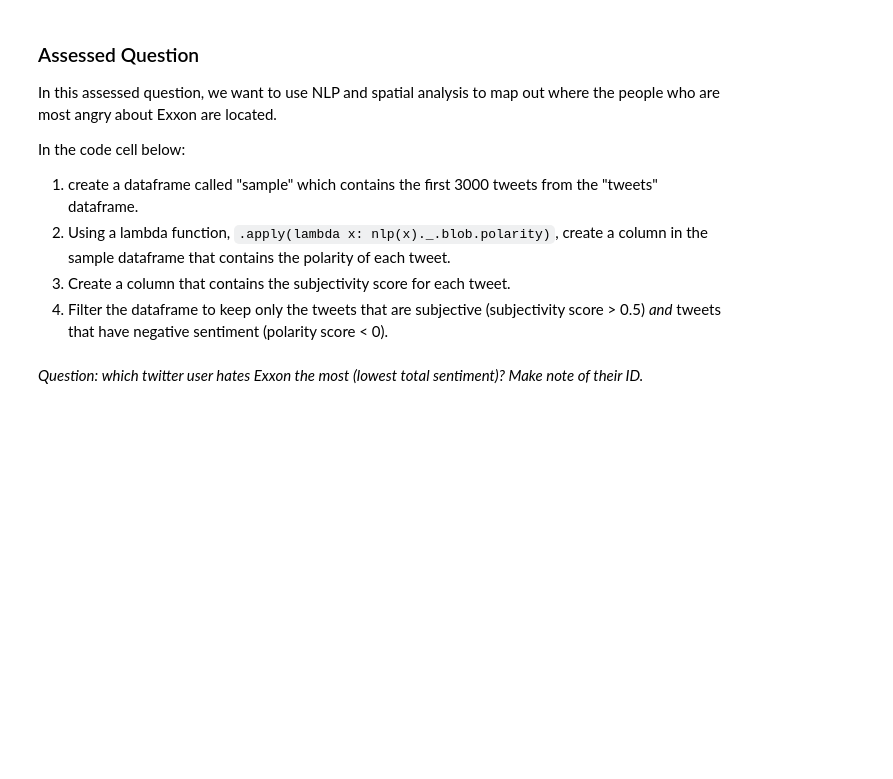
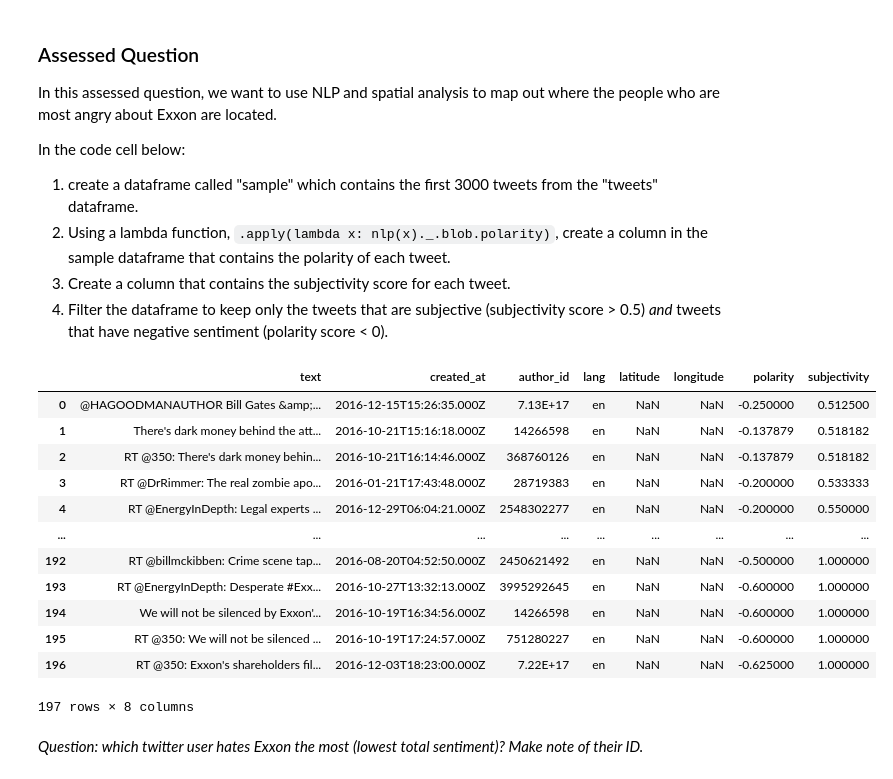
Before and after one commit to yihsun25/QM2, a Jupyter notebook: notebooks/W04. Natural Language Processing.ipynb, the cells around one changed output. Cells and saved outputs as stored; diff of their text form; code cells hidden in the pictures; blank space fills up the shorter version.

```diff
--- a/notebooks/W04. Natural Language Processing.ipynb
+++ b/notebooks/W04. Natural Language Processing.ipynb
@@ -690,5 +696,29 @@ In the code cell below:
 2. Using a lambda function, `.apply(lambda x: nlp(x)._.blob.polarity)`, create a column in the sample dataframe that contains the polarity of each tweet.
 3. Create a column that contains the subjectivity score for each tweet.
 4. Filter the dataframe to keep only the tweets that are subjective (subjectivity score > 0.5) *and* tweets that have negative sentiment (polarity score < 0).
+# %%
+sample = tweets.head(3000).copy()
+
+sample['polarity'] = sample['text'].apply(lambda x: TextBlob(x).sentiment.polarity if x else None)
+sample['subjectivity'] = sample['text'].apply(lambda x: TextBlob(x).sentiment.subjectivity if x else None)
+
+sample = sample[(sample['subjectivity'] > 0.5) & (sample['polarity'] < 0)]
+sample = sample.sort_values(by='subjectivity', ascending=True).reset_index(drop=True)
+
+sample
+# %% [output]
+|  | text | created_at | author_id | lang | latitude | longitude | polarity | subjectivity |
+| 0 | @HAGOODMANAUTHOR Bill Gates &amp;... | 2016-12-15T15:26:35.000Z | 7.13E+17 | en | NaN | NaN | -0.250000 | 0.512500 |
+| 1 | There's dark money behind the att... | 2016-10-21T15:16:18.000Z | 14266598 | en | NaN | NaN | -0.137879 | 0.518182 |
+| 2 | RT @350: There's dark money behin... | 2016-10-21T16:14:46.000Z | 368760126 | en | NaN | NaN | -0.137879 | 0.518182 |
+| 3 | RT @DrRimmer: The real zombie apo... | 2016-01-21T17:43:48.000Z | 28719383 | en | NaN | NaN | -0.200000 | 0.533333 |
+| 4 | RT @EnergyInDepth: Legal experts ... | 2016-12-29T06:04:21.000Z | 2548302277 | en | NaN | NaN | -0.200000 | 0.550000 |
+| ... | ... | ... | ... | ... | ... | ... | ... | ... |
+| 192 | RT @billmckibben: Crime scene tap... | 2016-08-20T04:52:50.000Z | 2450621492 | en | NaN | NaN | -0.500000 | 1.000000 |
+| 193 | RT @EnergyInDepth: Desperate #Exx... | 2016-10-27T13:32:13.000Z | 3995292645 | en | NaN | NaN | -0.600000 | 1.000000 |
+| 194 | We will not be silenced by Exxon'... | 2016-10-19T16:34:56.000Z | 14266598 | en | NaN | NaN | -0.600000 | 1.000000 |
+| 195 | RT @350: We will not be silenced ... | 2016-10-19T17:24:57.000Z | 751280227 | en | NaN | NaN | -0.600000 | 1.000000 |
+| 196 | RT @350: Exxon's shareholders fil... | 2016-12-03T18:23:00.000Z | 7.22E+17 | en | NaN | NaN | -0.625000 | 1.000000 |
+197 rows × 8 columns
 # %% [markdown]
 *Question: which twitter user hates Exxon the most (lowest total sentiment)? Make note of their ID.*
```
Also changed, not shown: parts of 1 cell of this notebook.
